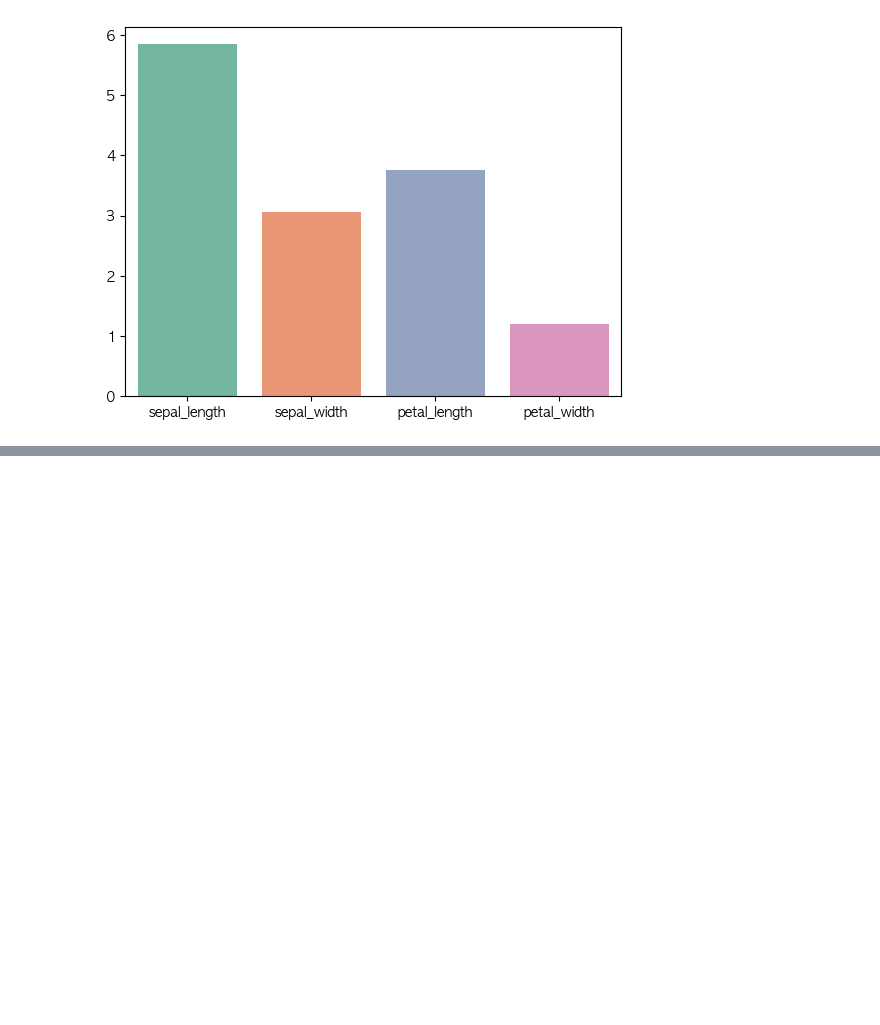
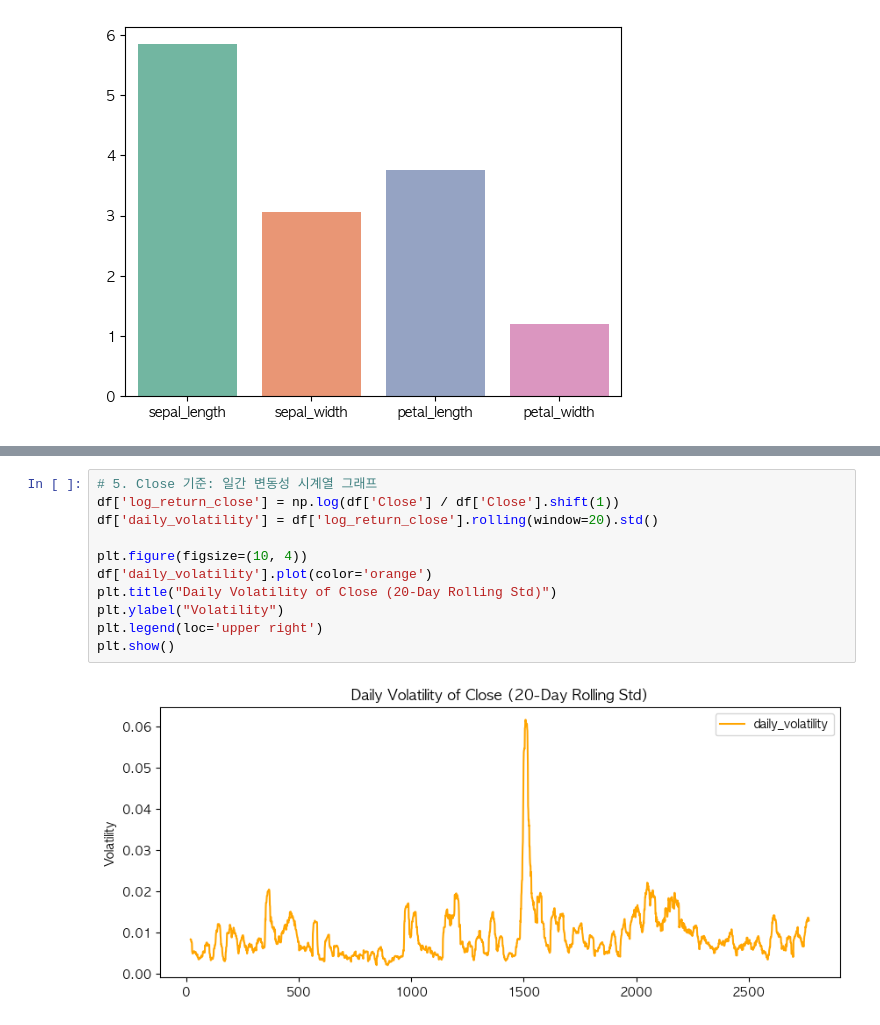
Before and after one commit to chae030/DCAV, a Jupyter notebook: final.ipynb, the cells around one changed output, grey strips where cells are left out. Cells and saved outputs as stored; diff of their text form; blank space fills up the shorter version.

```diff
--- a/final.ipynb
+++ b/final.ipynb
@@ -318,0 +320,13 @@ gspc
+# %%
+# 5. Close 기준: 일간 변동성 시계열 그래프
+df['log_return_close'] = np.log(df['Close'] / df['Close'].shift(1))
+df['daily_volatility'] = df['log_return_close'].rolling(window=20).std()
+
+plt.figure(figsize=(10, 4))
+df['daily_volatility'].plot(color='orange')
+plt.title("Daily Volatility of Close (20-Day Rolling Std)")
+plt.ylabel("Volatility")
+plt.legend(loc='upper right')
+plt.show()
+# %% [output]
+[figure, added]
```
Also changed, not shown: parts of 37 cells of this notebook.
